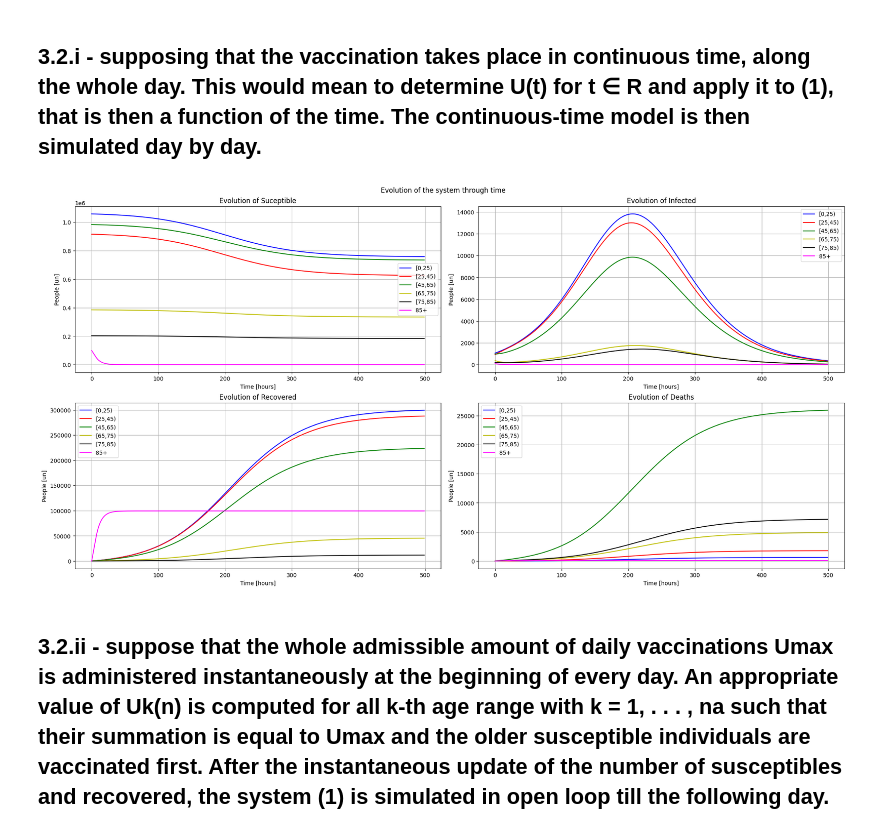
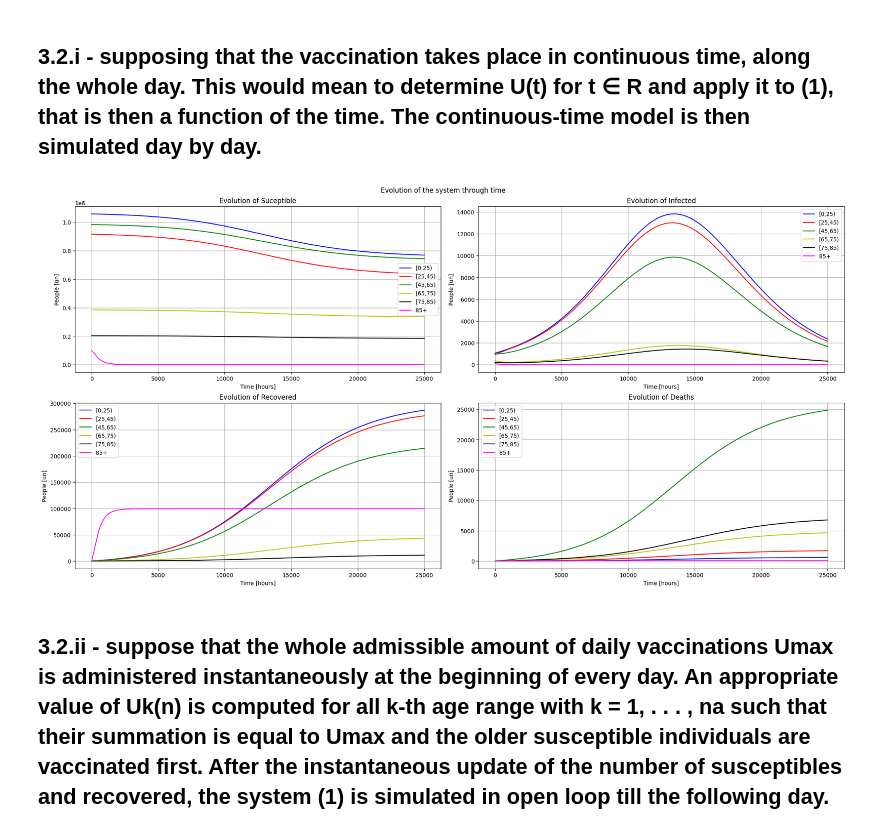
Before and after one commit to douglasmmachado/MPC, a Jupyter notebook: COVID-19.ipynb, the cells around one changed output. Saved outputs shown, nothing was run; the diff lists cells and outputs as text; code cells hidden in the pictures.

```diff
--- a/COVID-19.ipynb
+++ b/COVID-19.ipynb
@@ -315,6 +316,7 @@ def dxdt2(x,t,C, gamr, gamd, lbd):
   umax=55191
   U = np.zeros(6)
   U = calculate_u2(umax, S, U)
+  S = S - U
 
   dSkdt = -lbd*S*(C@I) - U
   dIkdt = lbd*S*(C@I) - (gamr + gamd)*I
@@ -325,18 +327,18 @@ def dxdt2(x,t,C, gamr, gamd, lbd):
 # %%
 y0 = np.concatenate([S, I, R, D])
 x = y0
-days = 65
+days = 50
 
-x = odeint(dxdt2, x, np.linspace(0,days, 500), args=(C, gamr, gamd, lbd))
+x = odeint(dxdt2, x, np.linspace(0,days, days*500), args=(C, gamr, gamd, lbd))
 
 S_array = x[:, :6]
 I_array = x[:, 6:12]
 R_array = x[:, 12:18]
 D_array = x[:, 18:24]
 
 plot_x2(S_array, I_array, R_array, D_array, ranges)
 # %% [output]
-[figure, old version]
+[figure, new version]
 # %% [markdown]
 ## 3.2.ii - suppose that the whole admissible amount of daily vaccinations Umax is administered instantaneously at the beginning of every day. An appropriate value of Uk(n) is computed for all k-th age range with k = 1, . . . , na such that their summation is equal to Umax and the older susceptible individuals are vaccinated first. After the instantaneous update of the number of susceptibles and recovered, the system (1) is simulated in open loop till the following day.
 # %%
```
Also changed, not shown: parts of 5 cells of this notebook.
